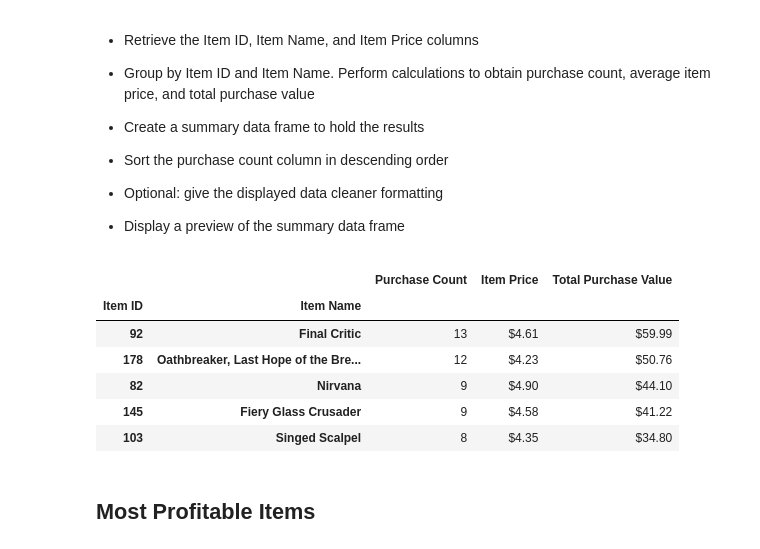
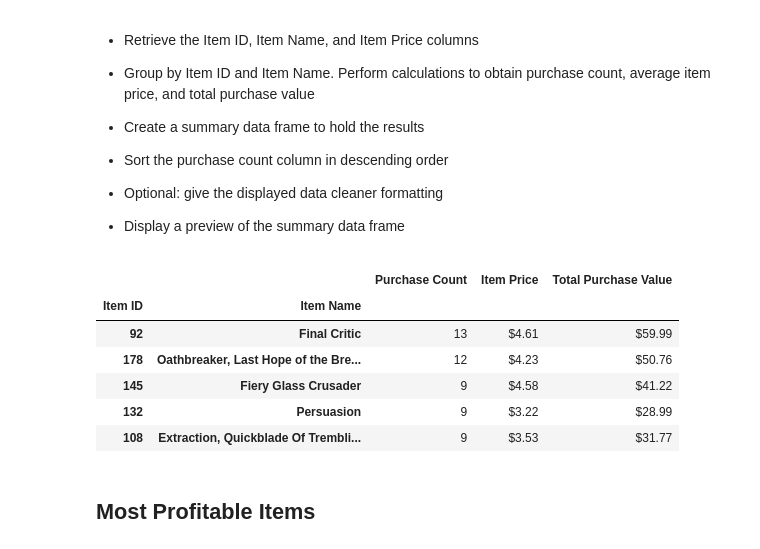
Before and after one commit to SanaRogers/pandas-challenge, a Jupyter notebook: HeroesOfPymoli_starter-Copy2.ipynb, the cells around one changed output. Cells and saved outputs as stored; diff of their text form; code cells hidden in the pictures.

```diff
--- a/HeroesOfPymoli_starter-Copy2.ipynb
+++ b/HeroesOfPymoli_starter-Copy2.ipynb
@@ -285,27 +291,31 @@ top_spenders_final.head(5)
 
 * Display a preview of the summary data frame
 # %%
+# grouped items by Item ID and Item Name by finding item's relative price and value by multiplying
+# by purchase count
 purchase_count = pd_df.groupby(["Item ID","Item Name"]).count()["Price"]
-
 total_value = pd_df.groupby(["Item ID", "Item Name"]).sum()["Price"]
-# price = pd_df.loc("Price")
 price = total_value/purchase_count
 
-most_popular = pd.DataFrame({"Purchase Count":purchase_count,"Item Price":price,"Total Purchase Value":total_value})
-most_popular_final = most_popular.sort_values("Total Purchase Value",ascending=False)
+# created dataframe to be ascending by purchase count
+most_popular = pd.DataFrame({"Purchase Count":purchase_count,
+                             "Item Price":price,
+                             "Total Purchase Value":total_value})
+most_popular_final = most_popular.sort_values("Purchase Count",ascending=False)
 
+# changing number format to currency
 most_popular_final["Item Price"] = most_popular_final["Item Price"].map("${:,.2f}".format)
 most_popular_final["Total Purchase Value"] = most_popular_final["Total Purchase Value"].map("${:,.2f}".format)
 most_popular_final["Purchase Count"] = most_popular_final["Purchase Count"].astype(str).str.replace(".0","")
 most_popular_final.head()
 # %% [output]
 |  |  | Purchase Count | Item Price | Total Purchase Value |
 | Item ID | Item Name |  |  |  |
 | 92 | Final Critic | 13 | $4.61 | $59.99 |
 | 178 | Oathbreaker, Last Hope of the Bre... | 12 | $4.23 | $50.76 |
-| 82 | Nirvana | 9 | $4.90 | $44.10 |
 | 145 | Fiery Glass Crusader | 9 | $4.58 | $41.22 |
-| 103 | Singed Scalpel | 8 | $4.35 | $34.80 |
+| 132 | Persuasion | 9 | $3.22 | $28.99 |
+| 108 | Extraction, Quickblade Of Trembli... | 9 | $3.53 | $31.77 |
 # %% [markdown]
 ## Most Profitable Items
 # %% [markdown]
```
Also changed, not shown: parts of 8 cells of this notebook.
